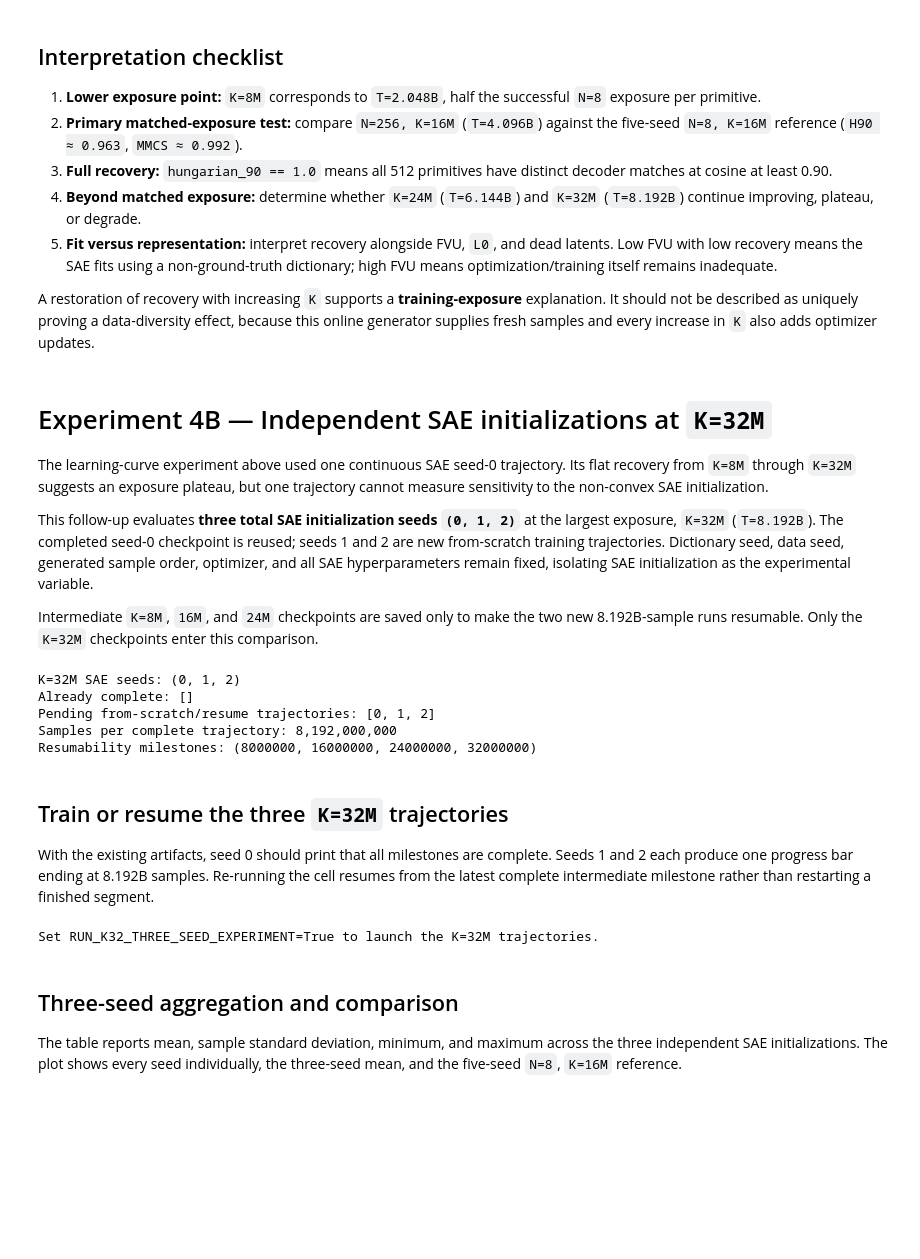
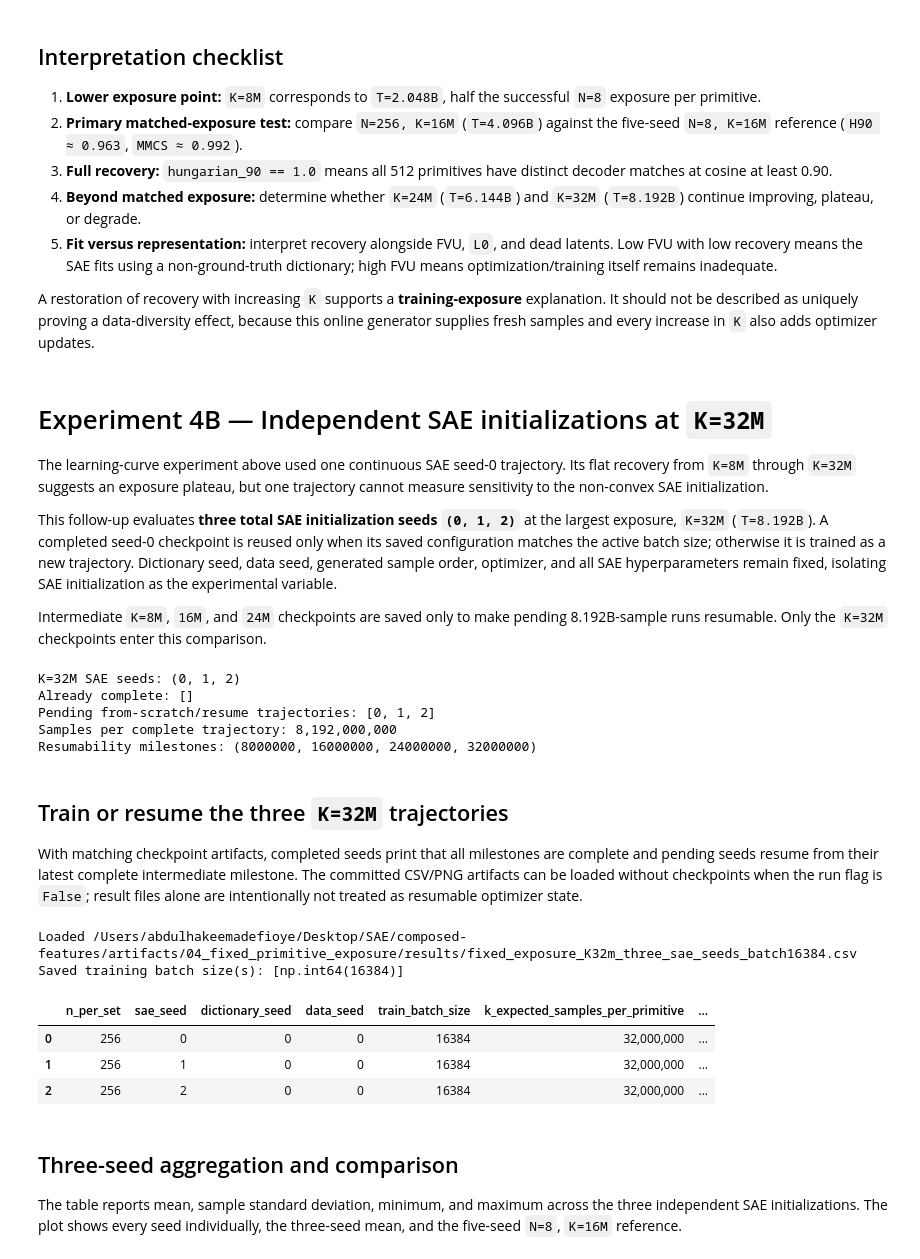
Before and after one commit to Adefioye/SAE, a Jupyter notebook: composed-features/04_fixed_primitive_exposure_budget.ipynb, the cells around one changed output. Drawn from its saved outputs; the diff is of its cells as text; code cells hidden in the pictures; blank space fills up the shorter version.

```diff
--- a/composed-features/04_fixed_primitive_exposure_budget.ipynb
+++ b/composed-features/04_fixed_primitive_exposure_budget.ipynb
@@ -646,6 +727,7 @@ RESULT_COLUMNS = [
     'sae_seed',
     'dictionary_seed',
     'data_seed',
+    'train_batch_size',
     'k_expected_samples_per_primitive',
     'training_samples',
     'optimizer_steps',
@@ -680,6 +762,7 @@ def evaluate_saved_milestones(
                 'sae_seed': sae_seed,
                 'dictionary_seed': DICTIONARY_SEED,
                 'data_seed': DATA_SEED,
+                'train_batch_size': TRAIN_BATCH_SIZE,
                 'k_expected_samples_per_primitive': k,
                 'training_samples': k * N_PER_SET,
                 'optimizer_steps': k * N_PER_SET // TRAIN_BATCH_SIZE,
@@ -704,6 +787,31 @@ def evaluate_saved_milestones(
         .sort_values(['k_expected_samples_per_primitive', 'sae_seed'])
         .reset_index(drop=True)
     )
+
+
+def load_results_table(path: Path) -> pd.DataFrame:
+    frame = pd.read_csv(path)
+    if 'train_batch_size' not in frame.columns:
+        inferred = frame['training_samples'] / frame['optimizer_steps']
+        if not (inferred == inferred.astype('int64')).all():
+            raise ValueError(f'Cannot infer the saved batch size from {path}.')
+        frame.insert(
+            frame.columns.get_loc('data_seed') + 1,
+            'train_batch_size',
+            inferred.astype('int64'),
+        )
+    missing = set(RESULT_COLUMNS) - set(frame.columns)
+    if missing:
+        raise ValueError(f'{path} is missing result columns: {sorted(missing)}')
+    saved_batch_sizes = sorted(frame['train_batch_size'].unique())
+    print('Loaded', path)
+    print('Saved training batch size(s):', saved_batch_sizes)
+    if saved_batch_sizes != [TRAIN_BATCH_SIZE]:
+        print(
+            'This is a historical result table. It will be displayed but not '
+            'used as a checkpoint for the current batch-size configuration.'
+        )
+    return frame
 # %% [markdown]
 ## Run the experiment
 
@@ -878,9 +1021,9 @@ adds optimizer updates.
 
 The learning-curve experiment above used one continuous SAE seed-0 trajectory. Its flat recovery from `K=8M` through `K=32M` suggests an exposure plateau, but one trajectory cannot measure sensitivity to the non-convex SAE initialization.
 
-This follow-up evaluates **three total SAE initialization seeds `(0, 1, 2)`** at the largest exposure, `K=32M` (`T=8.192B`). The completed seed-0 checkpoint is reused; seeds 1 and 2 are new from-scratch training trajectories. Dictionary seed, data seed, generated sample order, optimizer, and all SAE hyperparameters remain fixed, isolating SAE initialization as the experimental variable.
+This follow-up evaluates **three total SAE initialization seeds `(0, 1, 2)`** at the largest exposure, `K=32M` (`T=8.192B`). A completed seed-0 checkpoint is reused only when its saved configuration matches the active batch size; otherwise it is trained as a new trajectory. Dictionary seed, data seed, generated sample order, optimizer, and all SAE hyperparameters remain fixed, isolating SAE initialization as the experimental variable.
 
-Intermediate `K=8M`, `16M`, and `24M` checkpoints are saved only to make the two new 8.192B-sample runs resumable. Only the `K=32M` checkpoints enter this comparison.
+Intermediate `K=8M`, `16M`, and `24M` checkpoints are saved only to make pending 8.192B-sample runs resumable. Only the `K=32M` checkpoints enter this comparison.
 # %%
 K32_TARGET_K = 32_000_000
 K32_SAE_SEEDS = (0, 1, 2)
@@ -889,12 +1032,12 @@ K32_RESUME_MILESTONES = tuple(
 )
 RUN_K32_THREE_SEED_EXPERIMENT = False
 
-K32_RESULTS_PATH = (
-    RESULTS_ROOT / 'fixed_exposure_K32m_three_sae_seeds.csv'
+K32_ARTIFACT_STEM = (
+    f'fixed_exposure_K32m_three_sae_seeds_batch{TRAIN_BATCH_SIZE}'
 )
-K32_SUMMARY_PATH = (
-    RESULTS_ROOT / 'fixed_exposure_K32m_three_sae_seeds_summary.csv'
-)
+K32_RESULTS_PATH = RESULTS_ROOT / f'{K32_ARTIFACT_STEM}.csv'
+K32_SUMMARY_PATH = RESULTS_ROOT / f'{K32_ARTIFACT_STEM}_summary.csv'
+K32_PLOT_PATH = RESULTS_ROOT / f'{K32_ARTIFACT_STEM}.png'
 
 assert K32_TARGET_K == K_VALUES[-1]
 assert K32_RESUME_MILESTONES[-1] == K32_TARGET_K
@@ -922,40 +1065,45 @@ Resumability milestones: (8000000, 16000000, 24000000, 32000000)
 # %% [markdown]
 ## Train or resume the three `K=32M` trajectories
 
-With the existing artifacts, seed 0 should print that all milestones are complete. Seeds 1 and 2 each produce one progress bar ending at 8.192B samples. Re-running the cell resumes from the latest complete intermediate milestone rather than restarting a finished segment.
+With matching checkpoint artifacts, completed seeds print that all milestones are complete and pending seeds resume from their latest complete intermediate milestone. The committed CSV/PNG artifacts can be loaded without checkpoints when the run flag is `False`; result files alone are intentionally not treated as resumable optimizer state.
 # %%
 k32_seed_results = None
 if RUN_K32_THREE_SEED_EXPERIMENT:
     for sae_seed in K32_SAE_SEEDS:
         ensure_seed_trajectory(sae_seed, K32_RESUME_MILESTONES)
     k32_seed_results = evaluate_saved_milestones(
         K32_SAE_SEEDS, (K32_TARGET_K,), K32_RESULTS_PATH
     )
-elif K32_RESULTS_PATH.exists():
-    k32_seed_results = pd.read_csv(K32_RESULTS_PATH)
+elif K32_RESULTS_PATH.is_file():
+    k32_seed_results = load_results_table(K32_RESULTS_PATH)
 else:
     print(
         'Set RUN_K32_THREE_SEED_EXPERIMENT=True to launch the '
         'K=32M trajectories.'
     )
 
 if k32_seed_results is not None:
     display(k32_seed_results.style.format({
         'k_expected_samples_per_primitive': '{:,.0f}',
         'training_samples': '{:,.0f}',
         'optimizer_steps': '{:,.0f}',
         'expected_samples_per_pair': '{:,.1f}',
         'hungarian_90': '{:.4f}',
         'mmcs': '{:.6f}',
         'hungarian_assigned_cosine_mean': '{:.6f}',
         'hungarian_assigned_cosine_min': '{:.6f}',
         'eval_fvu': '{:.6f}',
         'eval_mean_l0': '{:.4f}',
         'eval_mean_l1': '{:.4f}',
         'eval_dead_latent_fraction': '{:.4f}',
     }))
 # %% [output]
-Set RUN_K32_THREE_SEED_EXPERIMENT=True to launch the K=32M trajectories.
+Loaded /Users/abdulhakeemadefioye/Desktop/SAE/composed-features/artifacts/04_fixed_primitive_exposure/results/fixed_exposure_K32m_three_sae_seeds_batch16384.csv
+Saved training batch size(s): [np.int64(16384)]
+|  | n_per_set | sae_seed | dictionary_seed | data_seed | train_batch_size | k_expected_samples_per_primitive | ... |
+| 0 | 256 | 0 | 0 | 0 | 16384 | 32,000,000 | ... |
+| 1 | 256 | 1 | 0 | 0 | 16384 | 32,000,000 | ... |
+| 2 | 256 | 2 | 0 | 0 | 16384 | 32,000,000 | ... |
 # %% [markdown]
 ## Three-seed aggregation and comparison
 
```
Also changed, not shown: parts of 10 cells of this notebook, 5 other files.
